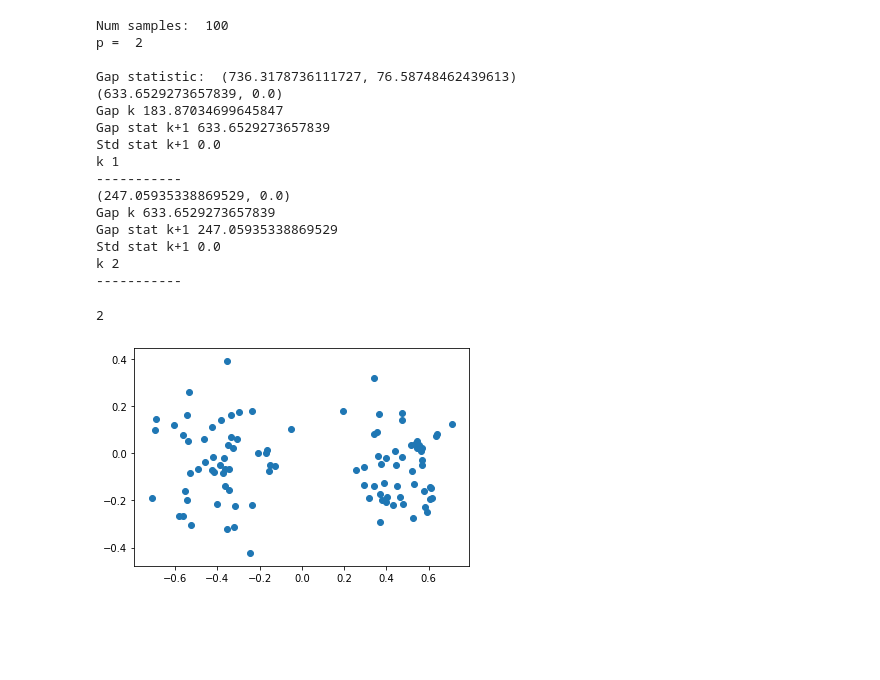
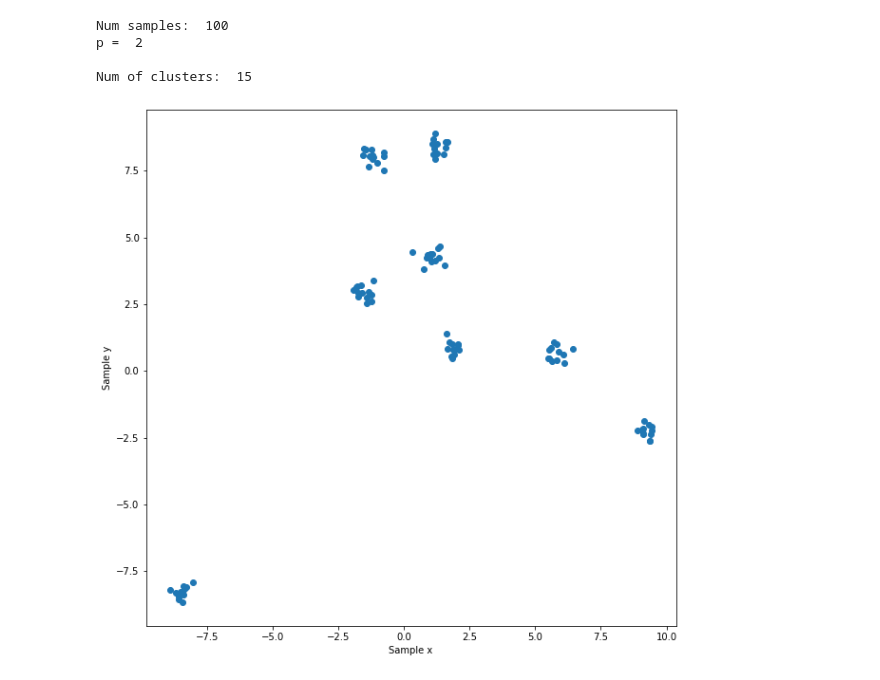
Before and after one commit to Gruntrexpewrus/StatLearnTeam, a Jupyter notebook: Nonlog-gap-statistic.ipynb, the cells around one changed output. Drawn from its saved outputs; the diff is of its cells as text; code cells hidden in the pictures; blank space fills up the shorter version.

```diff
--- a/Nonlog-gap-statistic.ipynb
+++ b/Nonlog-gap-statistic.ipynb
@@ -211,30 +223,29 @@ def find_best_k(data, B, method = "SVD"):
-# %%
-test_data = init_gaussian_board(100, 2)
-
-print('Num samples: ', len(test_data))
-print('p = ', len(test_data[0]))
-print()
-r = compute_gap_statistic(test_data, 2, 10, 'SVD', True)
-plt.scatter([p[0] for p in test_data], [p[1] for p in test_data])
-print("Gap statistic: ", r)
-
-find_best_k(test_data, 1000, method = "SVD")
-# %% [output]
-Num samples:  100
-p =  2
-
-Gap statistic:  (736.3178736111727, 76.58748462439613)
-(633.6529273657839, 0.0)
-Gap k 183.87034699645847
-Gap stat k+1 633.6529273657839
-Std stat k+1 0.0
-k 1
------------
-(247.05935338869529, 0.0)
-Gap k 633.6529273657839
-Gap stat k+1 247.05935338869529
-Std stat k+1 0.0
-k 2
------------
-2
-[figure, removed]
+# %%
+from sklearn.datasets.samples_generator import make_blobs
+#test_data = init_gaussian_board(100, 2)
+x,y = make_blobs(n_samples=100, centers=8,
+                       cluster_std=0.25, random_state=0)
+
+
+test_data = x
+print('Num samples: ', len(test_data))
+print('p = ', len(test_data[0]))
+print()
+
+B = 100
+k, g_data, k_data, Wk_data = find_best_k(test_data, B, method = "SVD")
+print('Num of clusters: ', k)
+# %% [output]
+Num samples:  100
+p =  2
+
+Num of clusters:  15
+# %%
+plt.figure(1, figsize=(10, 10))
+plt.xlabel('Sample x')
+plt.ylabel('Sample y')
+
+plt.scatter([p[0] for p in test_data], [p[1] for p in test_data])
+plt.show()
+# %% [output]
+[figure, added]
```
Also changed, not shown: parts of 5 cells of this notebook, 1 other file.
